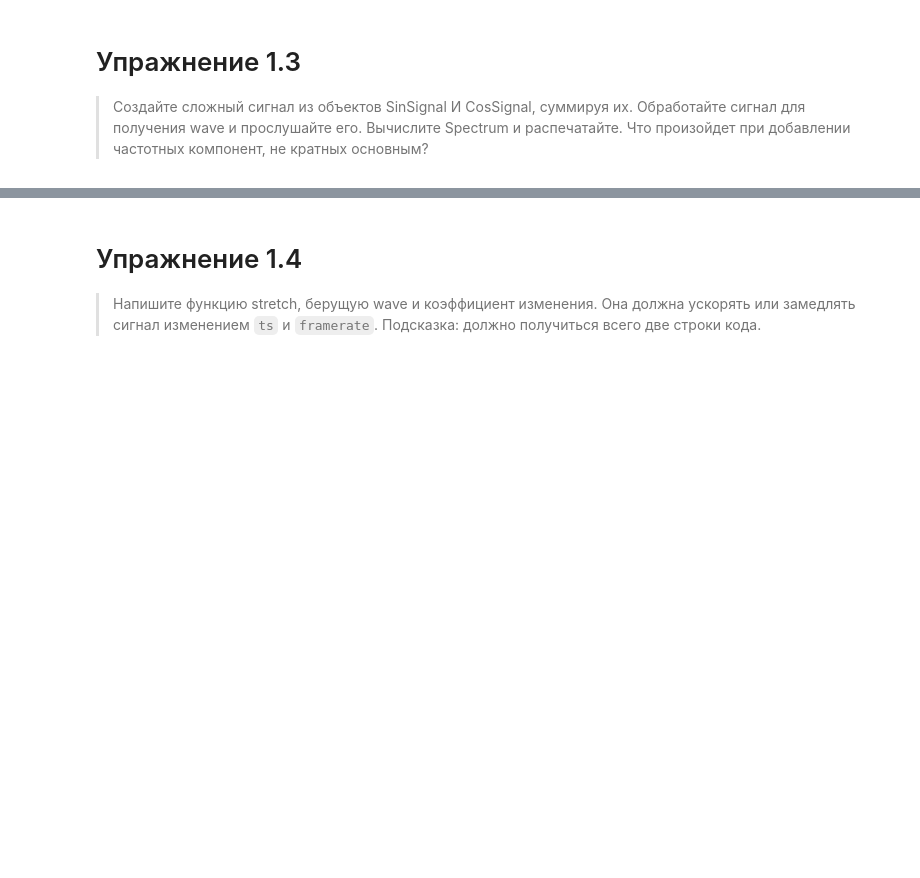
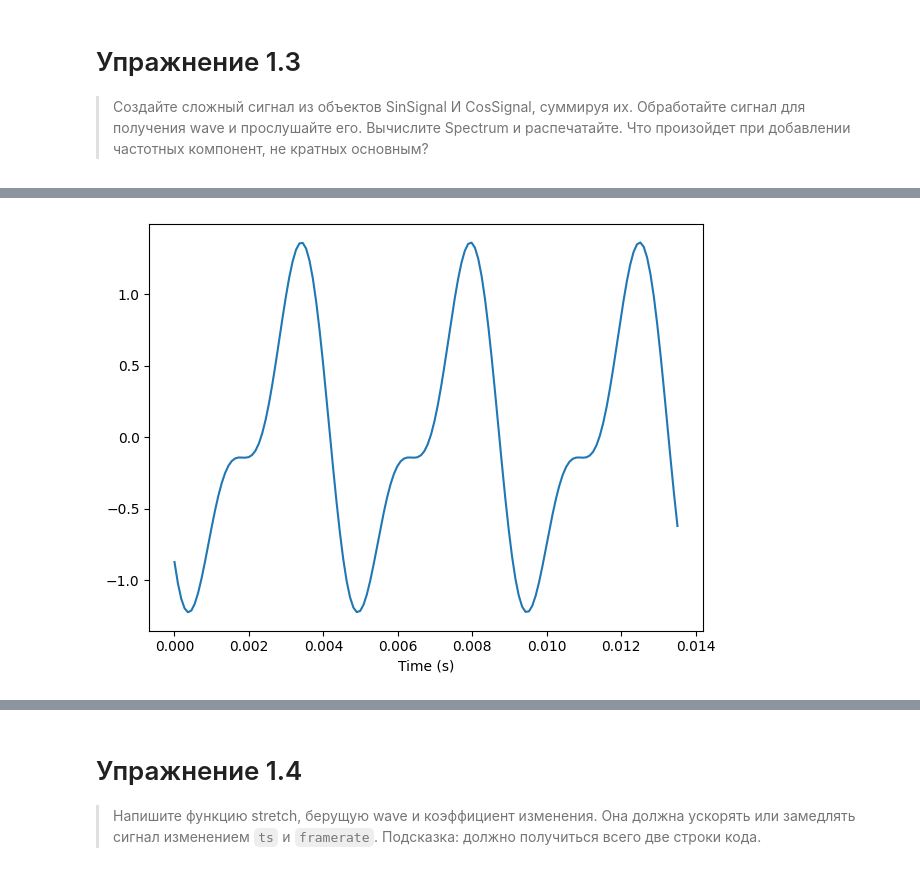
Before and after one commit to brfrmhvn/ThinkDSP, a Jupyter notebook: code/chap01.ipynb, the cells around one changed output, grey strips where cells are left out. Cells and saved outputs as stored; diff of their text form; code cells hidden in the pictures; blank space fills up the shorter version.

```diff
--- a/code/chap01.ipynb
+++ b/code/chap01.ipynb
@@ -339,0 +388,6 @@ ib_wave.make_audio()
+# %%
+mix = sin + cos
+mix.plot()
+decorate(xlabel='Time (s)')
+# %% [output]
+[figure, added]
```
Also changed, not shown: parts of 12 cells of this notebook.
